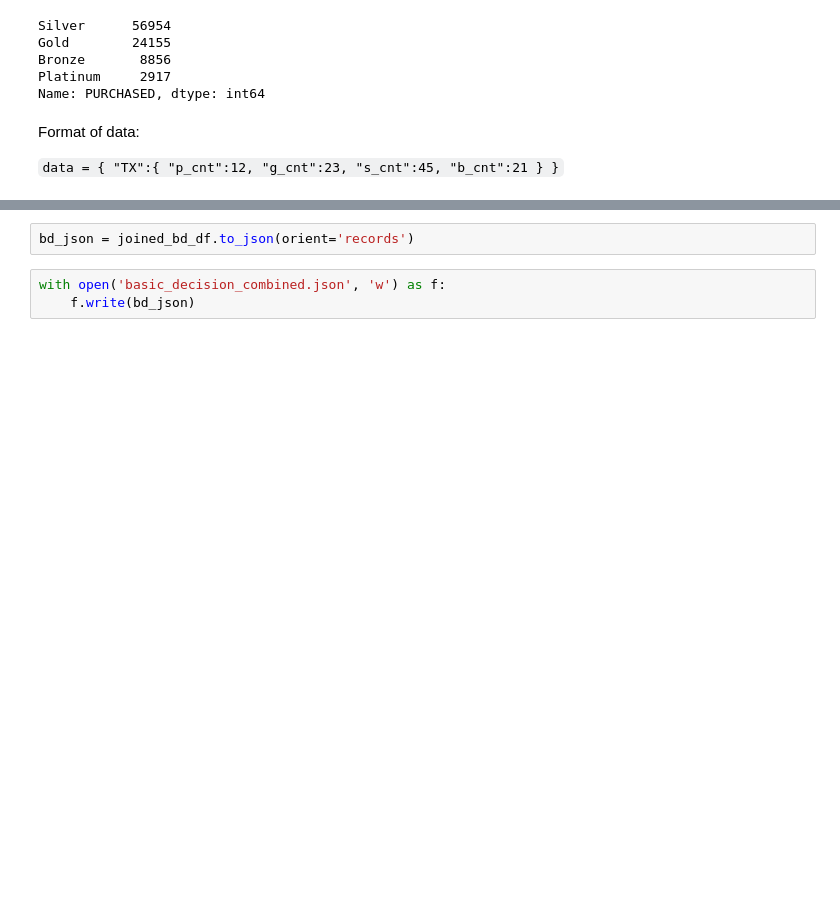
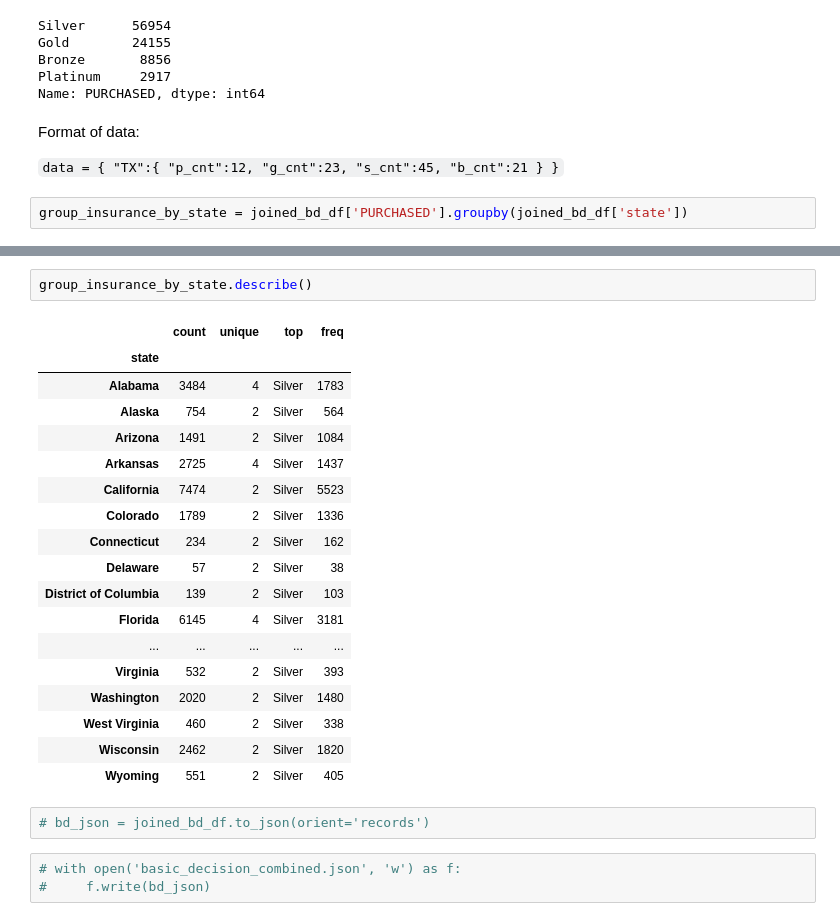
Before and after one commit to Youdongz/vitech, a Jupyter notebook: Combine and Transform data .ipynb, the cells around one changed output, grey strips where cells are left out. Drawn from its saved outputs; the diff is of its cells as text; blank space fills up the shorter version.

```diff
--- a/Combine and Transform data .ipynb
+++ b/Combine and Transform data .ipynb
@@ -232,3 +230,5 @@ Format of data:
         "b_cnt":21
         }
      }`
+# %%
+group_insurance_by_state = joined_bd_df['PURCHASED'].groupby(joined_bd_df['state'])
@@ -235,5 +259,26 @@ Format of data:
+# %%
+group_insurance_by_state.describe()
+# %% [output]
+|  | count | unique | top | freq |
+| state |  |  |  |  |
+| Alabama | 3484 | 4 | Silver | 1783 |
+| Alaska | 754 | 2 | Silver | 564 |
+| Arizona | 1491 | 2 | Silver | 1084 |
+| Arkansas | 2725 | 4 | Silver | 1437 |
+| California | 7474 | 2 | Silver | 5523 |
+| Colorado | 1789 | 2 | Silver | 1336 |
+| Connecticut | 234 | 2 | Silver | 162 |
+| Delaware | 57 | 2 | Silver | 38 |
+| District of Columbia | 139 | 2 | Silver | 103 |
+| Florida | 6145 | 4 | Silver | 3181 |
+| ... | ... | ... | ... | ... |
+| Virginia | 532 | 2 | Silver | 393 |
+| Washington | 2020 | 2 | Silver | 1480 |
+| West Virginia | 460 | 2 | Silver | 338 |
+| Wisconsin | 2462 | 2 | Silver | 1820 |
+| Wyoming | 551 | 2 | Silver | 405 |
 # %%
-bd_json = joined_bd_df.to_json(orient='records')
+# bd_json = joined_bd_df.to_json(orient='records')
 # %%
-with open('basic_decision_combined.json', 'w') as f:
-    f.write(bd_json)
+# with open('basic_decision_combined.json', 'w') as f:
+#     f.write(bd_json)
```
Also changed, not shown: parts of 24 cells of this notebook, 6 other files.
